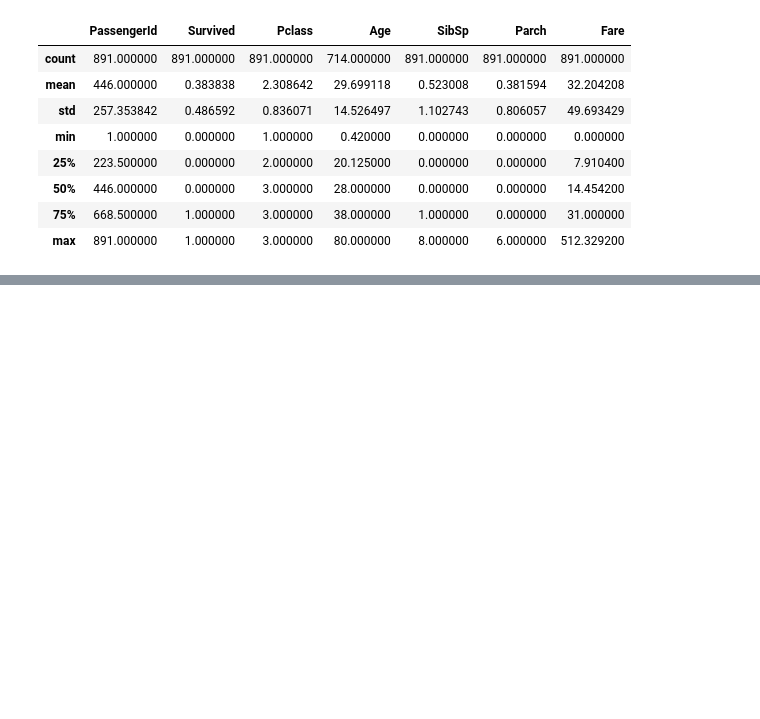
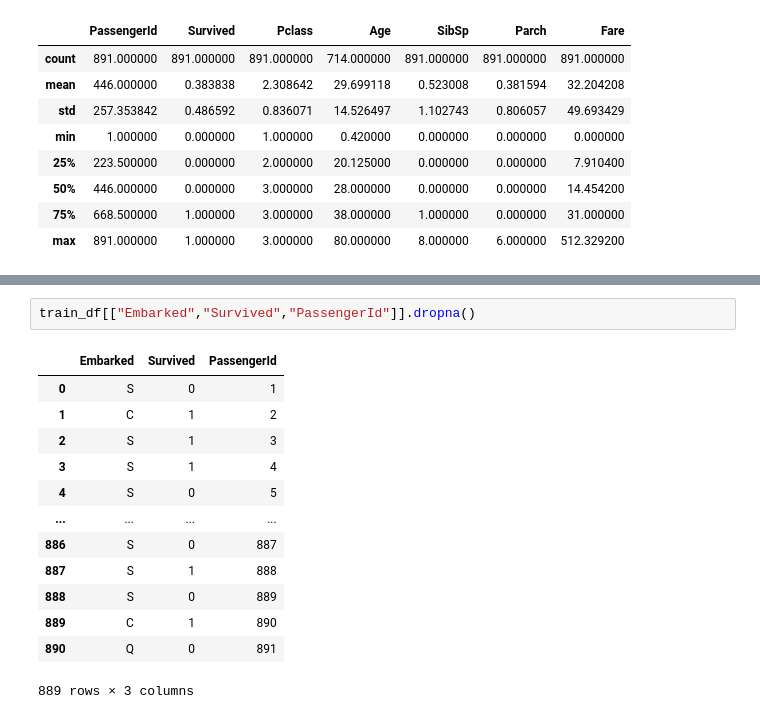
Before and after one commit to satmat/study_kaggle, a Jupyter notebook: titanic.ipynb, the cells around one changed output, grey strips where cells are left out. Drawn from its saved outputs; the diff is of its cells as text; blank space fills up the shorter version.

```diff
--- a/titanic.ipynb
+++ b/titanic.ipynb
@@ -109,0 +145,16 @@ train_df.describe()
+# %%
+train_df[["Embarked","Survived","PassengerId"]].dropna()
+# %% [output]
+|  | Embarked | Survived | PassengerId |
+| 0 | S | 0 | 1 |
+| 1 | C | 1 | 2 |
+| 2 | S | 1 | 3 |
+| 3 | S | 1 | 4 |
+| 4 | S | 0 | 5 |
+| ... | ... | ... | ... |
+| 886 | S | 0 | 887 |
+| 887 | S | 1 | 888 |
+| 888 | S | 0 | 889 |
+| 889 | C | 1 | 890 |
+| 890 | Q | 0 | 891 |
+889 rows × 3 columns
```
Also changed, not shown: parts of 14 cells of this notebook.
